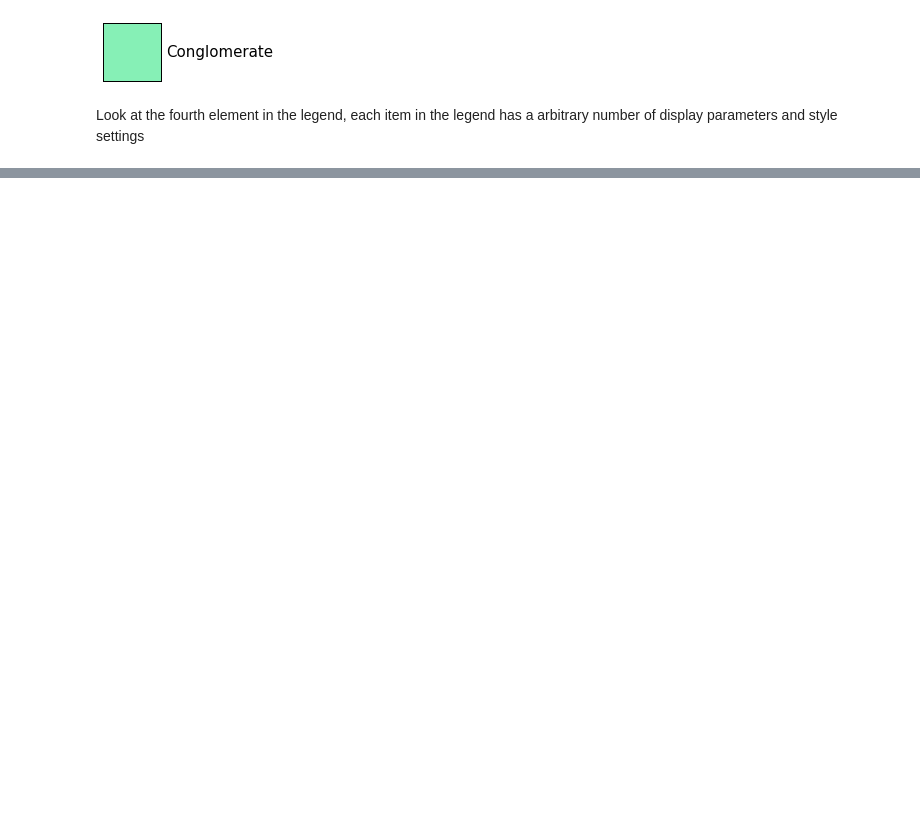
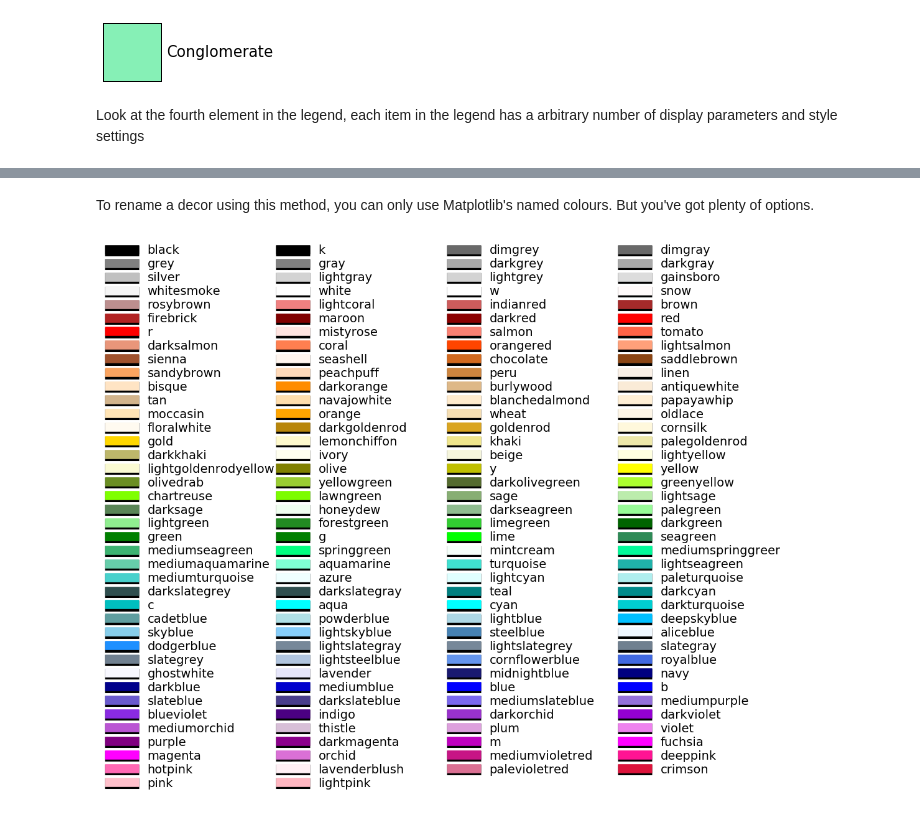
Before and after one commit to EvanBianco/recipes, a Jupyter notebook: Manipulating colors within a default legend.ipynb, the cells around one changed output, grey strips where cells are left out. Cells and saved outputs as stored; diff of their text form; code cells hidden in the pictures; blank space fills up the shorter version.

```diff
--- a/Manipulating colors within a default legend.ipynb
+++ b/Manipulating colors within a default legend.ipynb
@@ -81,0 +75,7 @@ legend.get_decor(c1)
+# %% [markdown]
+To rename a decor using this method, you can only use Matplotlib's named colours. But you've got plenty of options.
+# %%
+from IPython.display import Image
+Image(filename='data/images/mpl_named_colors.png')
+# %% [output]
+[figure, added]
```
Also changed, not shown: parts of 6 cells of this notebook.
